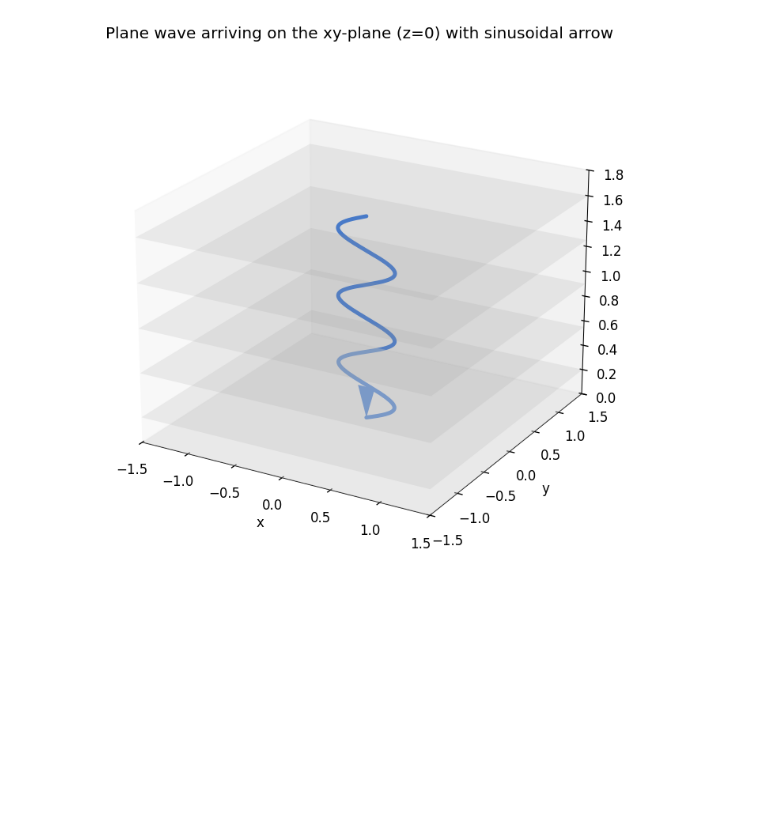
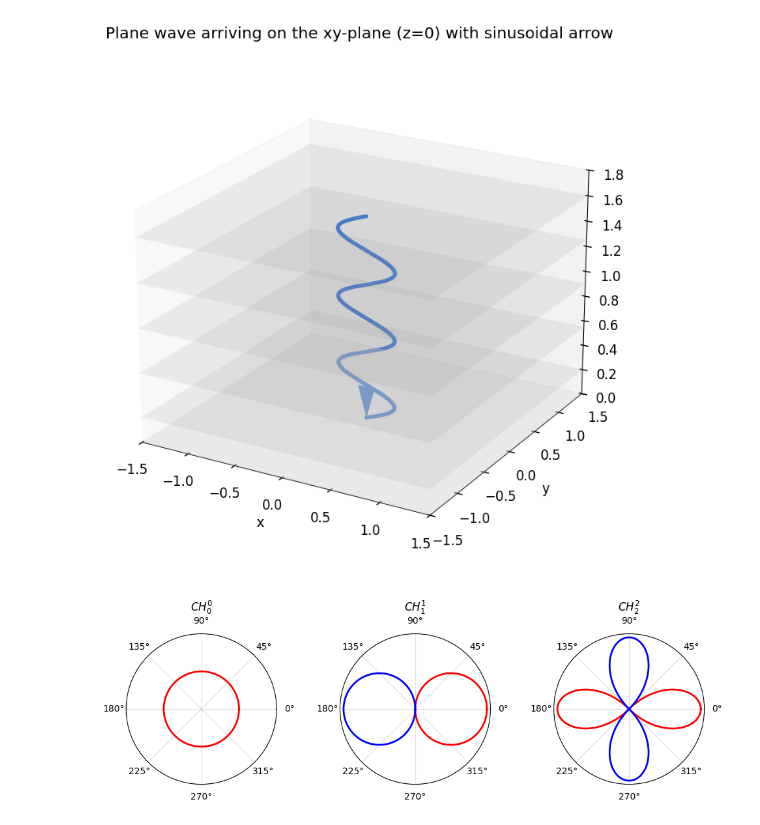
Before and after one commit to UnilK/dippa, a Jupyter notebook: signalAnalysis/random_plots.ipynb, the cells around one changed output. Cells and saved outputs as stored; diff of their text form; code cells hidden in the pictures; blank space fills up the shorter version.

```diff
--- a/signalAnalysis/random_plots.ipynb
+++ b/signalAnalysis/random_plots.ipynb
@@ -174,3 +174,37 @@ plt.tight_layout()
 plt.show()
 # %% [output]
 [figure]
+# %%
+import numpy as np
+import matplotlib.pyplot as plt
+
+# Parameters
+ms = [0, 1, 2]
+theta = np.linspace(0, 2*np.pi, 4001)  # dense for smooth zero-crossings
+
+fig = plt.figure(figsize=(12, 3))
+
+
+for m in range(3):
+    for s in range(0, 1):
+        if m==0 and s == 1:
+            continue
+        r = np.cos(m * theta + s * np.pi/2)
+        ax = fig.add_subplot(1, 3, 3*s + m+1, projection='polar')
+
+        # Mask by sign for color-coding
+        r_pos = np.ma.masked_less(r, 0)          # >= 0 -> red
+        r_neg = np.ma.masked_greater_equal(r, 0) # < 0  -> blue
+
+        ax.plot(theta, np.abs(r_pos), color='red',  lw=2)
+        ax.plot(theta, np.abs(r_neg), color='blue', lw=2)
+
+        ax.grid(True, alpha=0.4)
+        ax.set_rticks([])  # declutter radial ticks
+        ax.set_title(f"$CH_{{{m}}}^{{{m}}}$")
+
+# Optional overall title
+# plt.tight_layout()
+plt.show()
+# %% [output]
+[figure, added]
```
Also changed, not shown: parts of 2 cells of this notebook, 11 other files.
